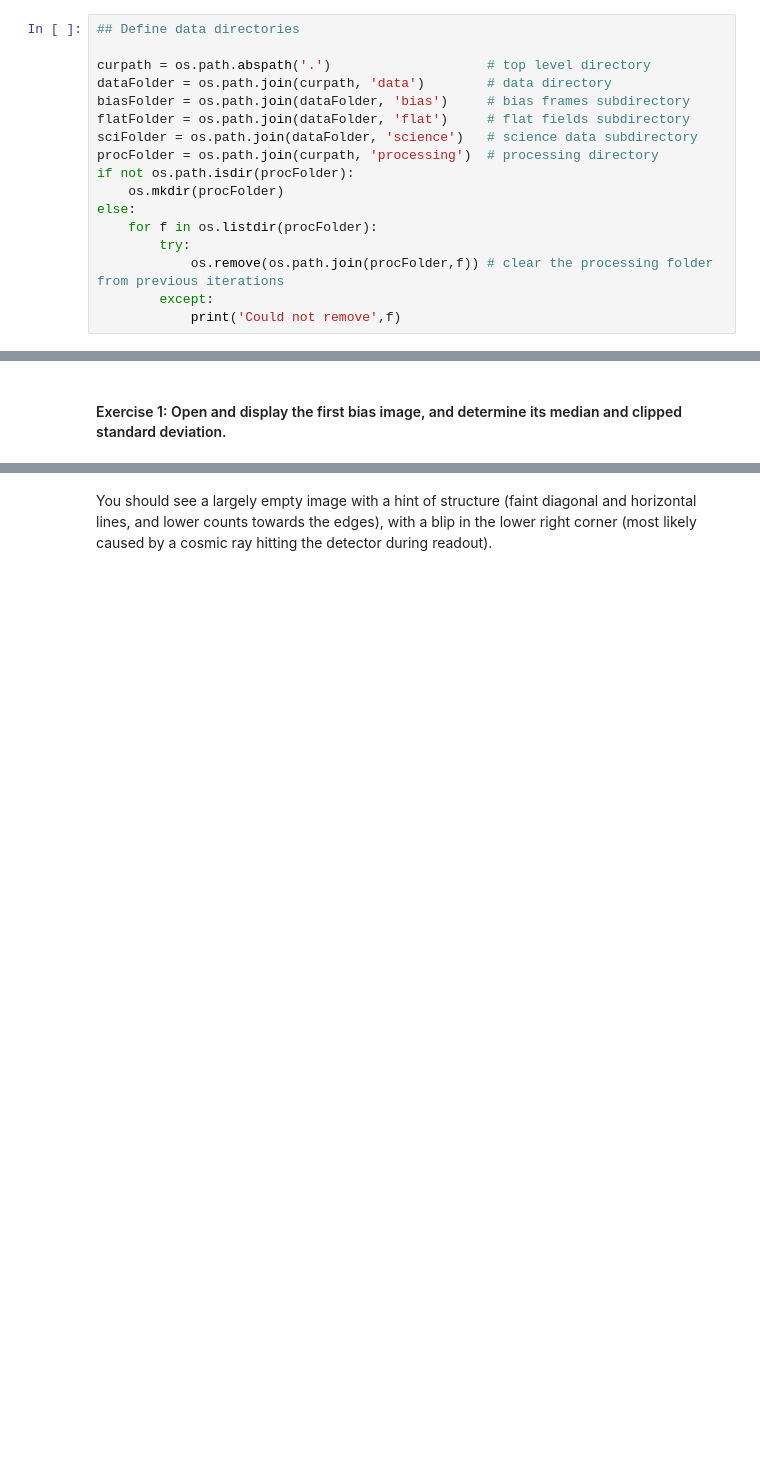
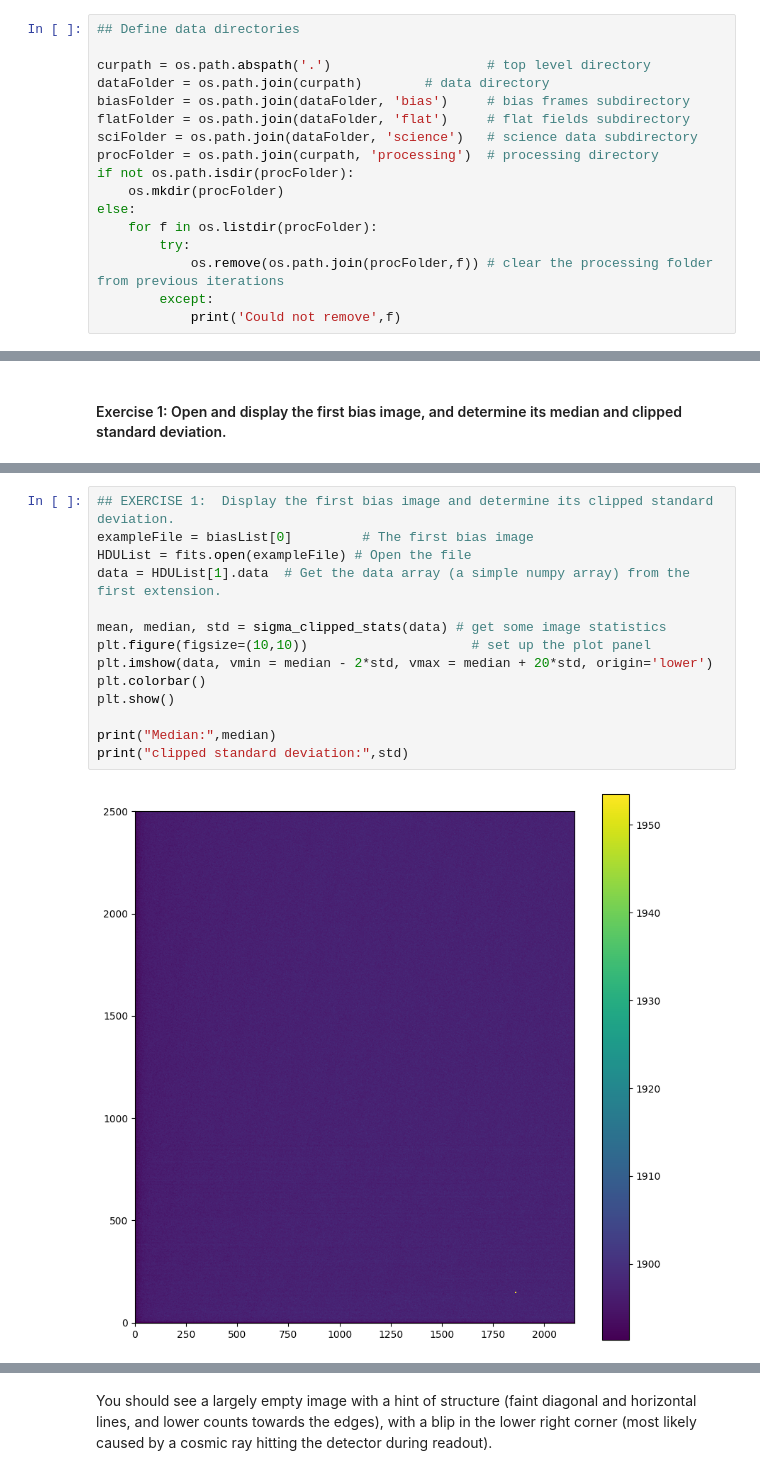
Before and after one commit to aditisingh1053/KSP2024-study-of-sn-2023ixf, a Jupyter notebook: Task 1/TASK_1.ipynb, the cells around one changed output, grey strips where cells are left out. Drawn from its saved outputs; the diff is of its cells as text; blank space fills up the shorter version.

Commit message:
Exercise 1 and 2 done

```diff
--- a/Task 1/TASK_1.ipynb
+++ b/Task 1/TASK_1.ipynb
@@ -91,7 +97,7 @@ The various directories where data live are defined here for use later in this n
 ## Define data directories
 
 curpath = os.path.abspath('.')                    # top level directory
-dataFolder = os.path.join(curpath, 'data')        # data directory
+dataFolder = os.path.join(curpath)        # data directory
 biasFolder = os.path.join(dataFolder, 'bias')     # bias frames subdirectory
 flatFolder = os.path.join(dataFolder, 'flat')     # flat fields subdirectory
 sciFolder = os.path.join(dataFolder, 'science')   # science data subdirectory
@@ -204,0 +238,16 @@ Different bias-removal methods are employed by different detectors.  In most cas
+# %%
+## EXERCISE 1:  Display the first bias image and determine its clipped standard deviation.
+exampleFile = biasList[0]         # The first bias image
+HDUList = fits.open(exampleFile) # Open the file
+data = HDUList[1].data  # Get the data array (a simple numpy array) from the first extension.
+
+mean, median, std = sigma_clipped_stats(data) # get some image statistics
+plt.figure(figsize=(10,10))                     # set up the plot panel
+plt.imshow(data, vmin = median - 2*std, vmax = median + 20*std, origin='lower')
+plt.colorbar()
+plt.show()
+
+print("Median:",median)
+print("clipped standard deviation:",std)
+# %% [output]
+[figure, added]
```
Also changed, not shown: parts of 10 cells of this notebook.
